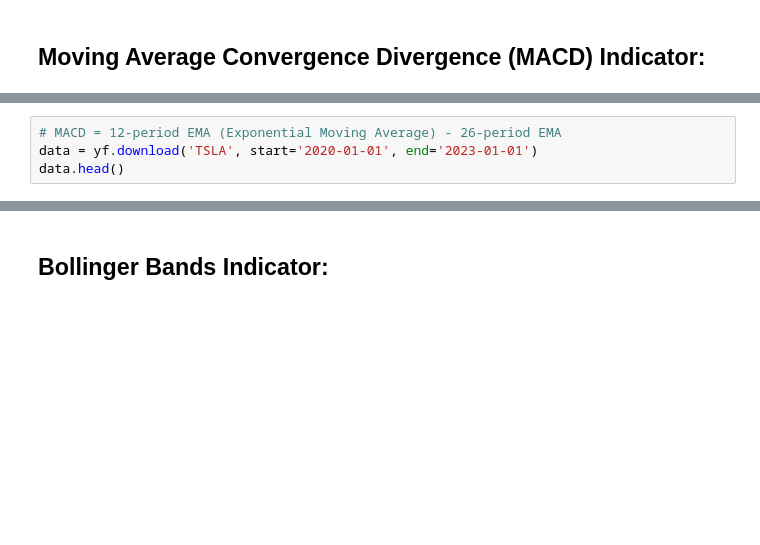
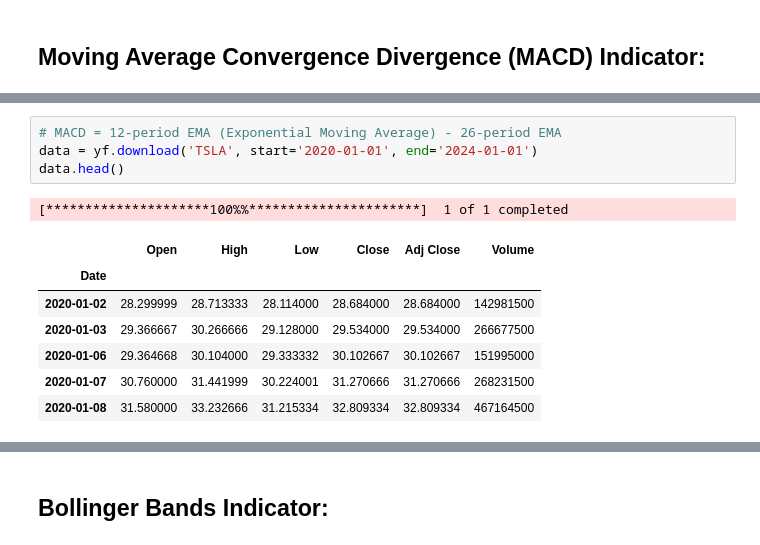
Before and after one commit to justeason/Paper_Trading_Strategy, a Jupyter notebook: Pricing_Frameworks/Momentum_Trading_Strategy.ipynb, the cells around one changed output, grey strips where cells are left out. Saved outputs shown, nothing was run; the diff lists cells and outputs as text; blank space fills up the shorter version.

```diff
--- a/Pricing_Frameworks/Momentum_Trading_Strategy.ipynb
+++ b/Pricing_Frameworks/Momentum_Trading_Strategy.ipynb
@@ -12,7 +19,16 @@ ModuleNotFoundError: No module named 'ta'
 # %%
 # MACD = 12-period EMA (Exponential Moving Average) - 26-period EMA
-data = yf.download('TSLA', start='2020-01-01', end='2023-01-01')
+data = yf.download('TSLA', start='2020-01-01', end='2024-01-01')
 data.head()
+# %% [output]
+[*********************100%%**********************]  1 of 1 completed
+|  | Open | High | Low | Close | Adj Close | Volume |
+| Date |  |  |  |  |  |  |
+| 2020-01-02 | 28.299999 | 28.713333 | 28.114000 | 28.684000 | 28.684000 | 142981500 |
+| 2020-01-03 | 29.366667 | 30.266666 | 29.128000 | 29.534000 | 29.534000 | 266677500 |
+| 2020-01-06 | 29.364668 | 30.104000 | 29.333332 | 30.102667 | 30.102667 | 151995000 |
+| 2020-01-07 | 30.760000 | 31.441999 | 30.224001 | 31.270666 | 31.270666 | 268231500 |
+| 2020-01-08 | 31.580000 | 33.232666 | 31.215334 | 32.809334 | 32.809334 | 467164500 |
 # %%
 macd_object = ta.trend.MACD(data['Close'])
 data['MACD'] = macd_object.macd()
```
Also changed, not shown: parts of 13 cells of this notebook, 1 other file.
